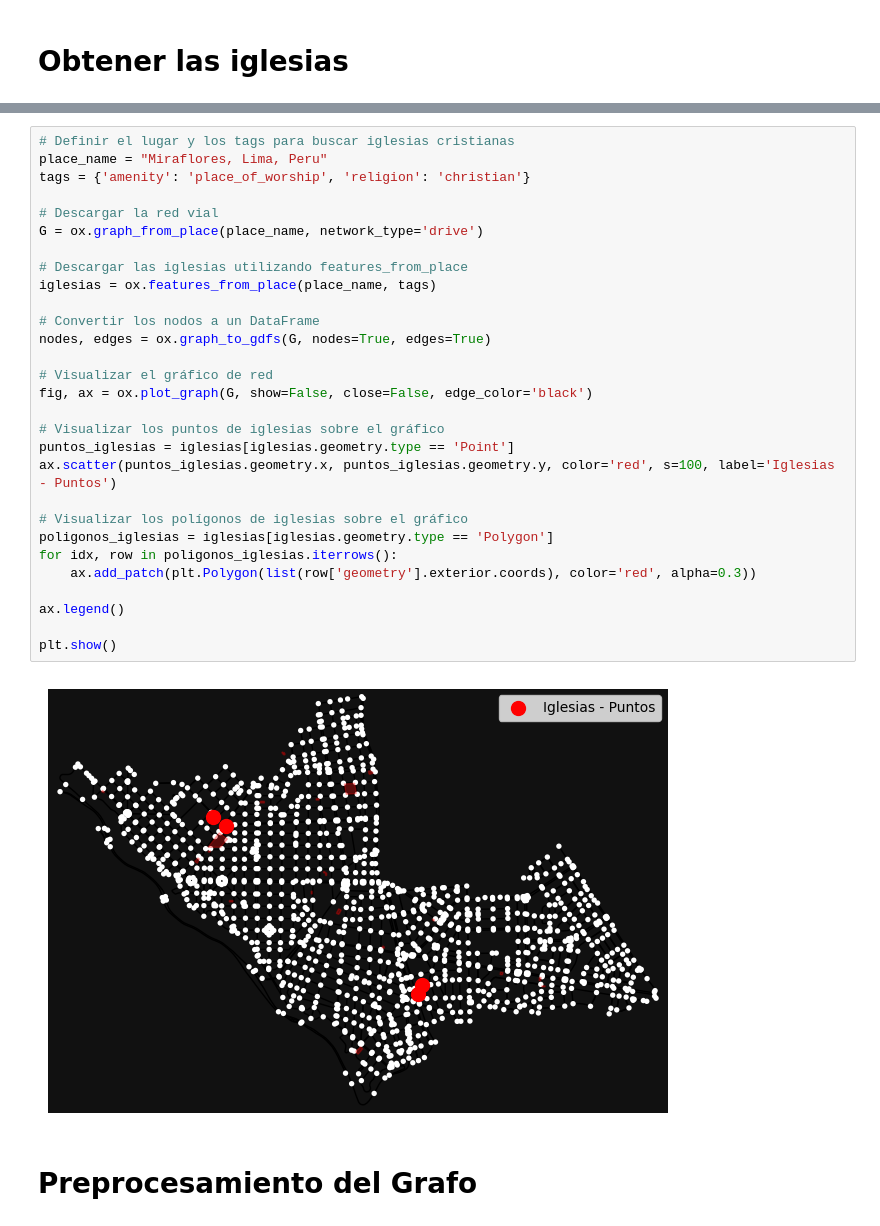
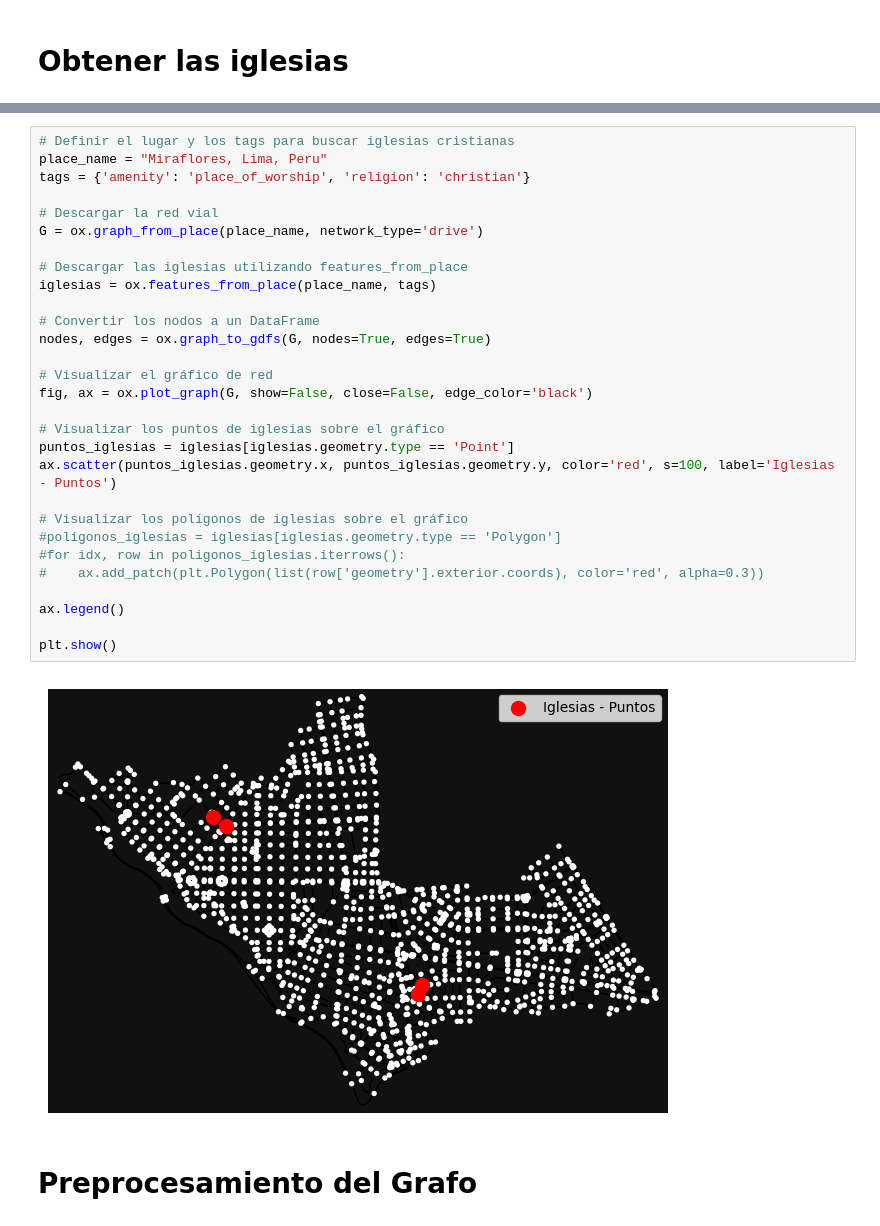
Before and after one commit to korderoman/mia_final_code, a Jupyter notebook: sample.ipynb, the cells around one changed output, grey strips where cells are left out. Drawn from its saved outputs; the diff is of its cells as text.

```diff
--- a/sample.ipynb
+++ b/sample.ipynb
@@ -102,34 +85,34 @@ Cantidad de iglesias en Miraflores, Lima, Peru: 25
 # %%
 # Definir el lugar y los tags para buscar iglesias cristianas
 place_name = "Miraflores, Lima, Peru"
 tags = {'amenity': 'place_of_worship', 'religion': 'christian'}
 
 # Descargar la red vial
 G = ox.graph_from_place(place_name, network_type='drive')
 
 # Descargar las iglesias utilizando features_from_place
 iglesias = ox.features_from_place(place_name, tags)
 
 # Convertir los nodos a un DataFrame
 nodes, edges = ox.graph_to_gdfs(G, nodes=True, edges=True)
 
 # Visualizar el gráfico de red
 fig, ax = ox.plot_graph(G, show=False, close=False, edge_color='black')
 
 # Visualizar los puntos de iglesias sobre el gráfico
 puntos_iglesias = iglesias[iglesias.geometry.type == 'Point']
 ax.scatter(puntos_iglesias.geometry.x, puntos_iglesias.geometry.y, color='red', s=100, label='Iglesias - Puntos')
 
 # Visualizar los polígonos de iglesias sobre el gráfico
-poligonos_iglesias = iglesias[iglesias.geometry.type == 'Polygon']
-for idx, row in poligonos_iglesias.iterrows():
-    ax.add_patch(plt.Polygon(list(row['geometry'].exterior.coords), color='red', alpha=0.3))
+#poligonos_iglesias = iglesias[iglesias.geometry.type == 'Polygon']
+#for idx, row in poligonos_iglesias.iterrows():
+#    ax.add_patch(plt.Polygon(list(row['geometry'].exterior.coords), color='red', alpha=0.3))
 
 ax.legend()
 
 plt.show()
 # %% [output]
-[figure, old version]
+[figure, new version]
 # %% [markdown]
 # Preprocesamiento del Grafo
 # %%
```
Also changed, not shown: parts of 4 cells of this notebook, 9 other files.
